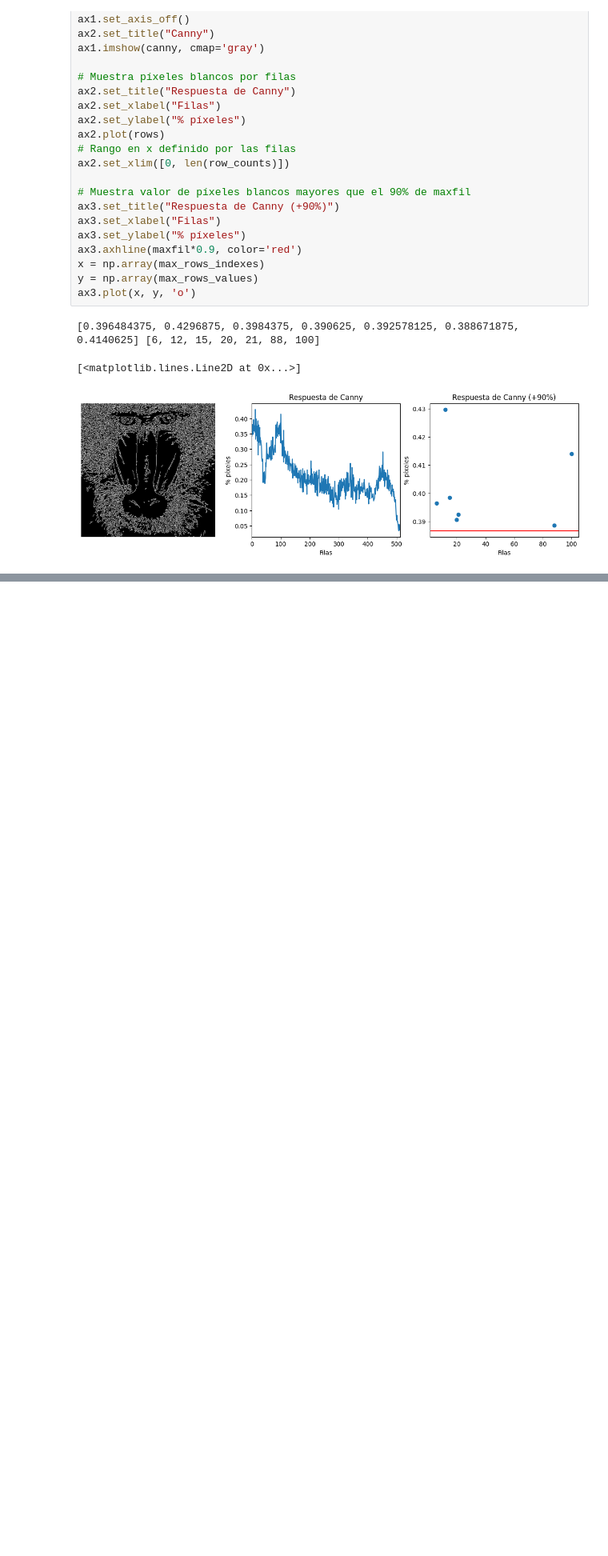
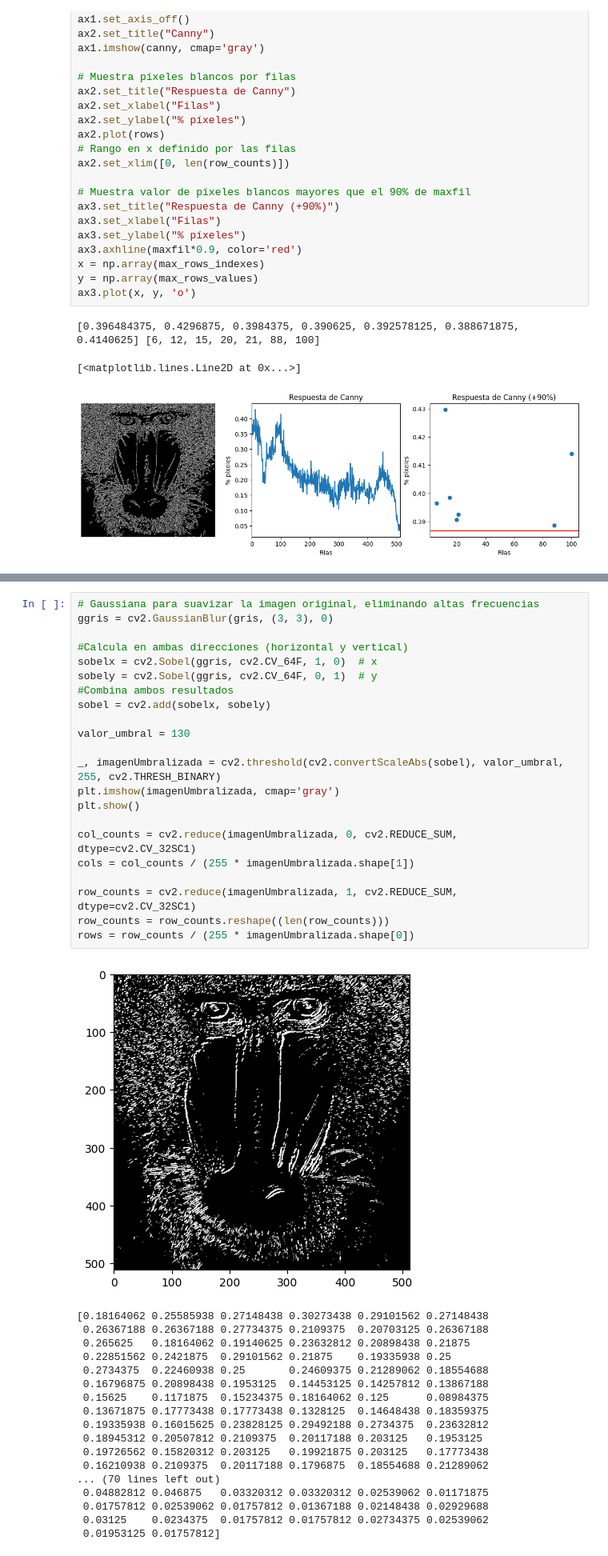
Before and after one commit to AllenHyun/VC_P2_LRM_MCV, a Jupyter notebook: Tareas.ipynb, the cells around one changed output, grey strips where cells are left out. Shown at 80% size. Drawn from its saved outputs; the diff is of its cells as text; blank space fills up the shorter version.

```diff
--- a/Tareas.ipynb
+++ b/Tareas.ipynb
@@ -59,0 +60,41 @@ ax3.plot(x, y, 'o')
+# %%
+# Gaussiana para suavizar la imagen original, eliminando altas frecuencias
+ggris = cv2.GaussianBlur(gris, (3, 3), 0)
+
+#Calcula en ambas direcciones (horizontal y vertical)
+sobelx = cv2.Sobel(ggris, cv2.CV_64F, 1, 0)  # x
+sobely = cv2.Sobel(ggris, cv2.CV_64F, 0, 1)  # y
+#Combina ambos resultados
+sobel = cv2.add(sobelx, sobely)
+
+valor_umbral = 130
+
+_, imagenUmbralizada = cv2.threshold(cv2.convertScaleAbs(sobel), valor_umbral, 255, cv2.THRESH_BINARY)
+plt.imshow(imagenUmbralizada, cmap='gray')
+plt.show()
+
+col_counts = cv2.reduce(imagenUmbralizada, 0, cv2.REDUCE_SUM, dtype=cv2.CV_32SC1)
+cols = col_counts / (255 * imagenUmbralizada.shape[1])
+
+row_counts = cv2.reduce(imagenUmbralizada, 1, cv2.REDUCE_SUM, dtype=cv2.CV_32SC1)
+row_counts = row_counts.reshape((len(row_counts)))
+rows = row_counts / (255 * imagenUmbralizada.shape[0])
+# %% [output]
+[figure, added]
+[0.18164062 0.25585938 0.27148438 0.30273438 0.29101562 0.27148438
+ 0.26367188 0.26367188 0.27734375 0.2109375  0.20703125 0.26367188
+ 0.265625   0.18164062 0.19140625 0.23632812 0.20898438 0.21875
+ 0.22851562 0.2421875  0.29101562 0.21875    0.19335938 0.25
+ 0.2734375  0.22460938 0.25       0.24609375 0.21289062 0.18554688
+ 0.16796875 0.20898438 0.1953125  0.14453125 0.14257812 0.13867188
+ 0.15625    0.1171875  0.15234375 0.18164062 0.125      0.08984375
+ 0.13671875 0.17773438 0.17773438 0.1328125  0.14648438 0.18359375
+ 0.19335938 0.16015625 0.23828125 0.29492188 0.2734375  0.23632812
+ 0.18945312 0.20507812 0.2109375  0.20117188 0.203125   0.1953125
+ 0.19726562 0.15820312 0.203125   0.19921875 0.203125   0.17773438
+ 0.16210938 0.2109375  0.20117188 0.1796875  0.18554688 0.21289062
+... (70 lines left out)
+ 0.04882812 0.046875   0.03320312 0.03320312 0.02539062 0.01171875
+ 0.01757812 0.02539062 0.01757812 0.01367188 0.02148438 0.02929688
+ 0.03125    0.0234375  0.01757812 0.01757812 0.02734375 0.02539062
+ 0.01953125 0.01757812]
```
Also changed, not shown: parts of 3 cells of this notebook.
